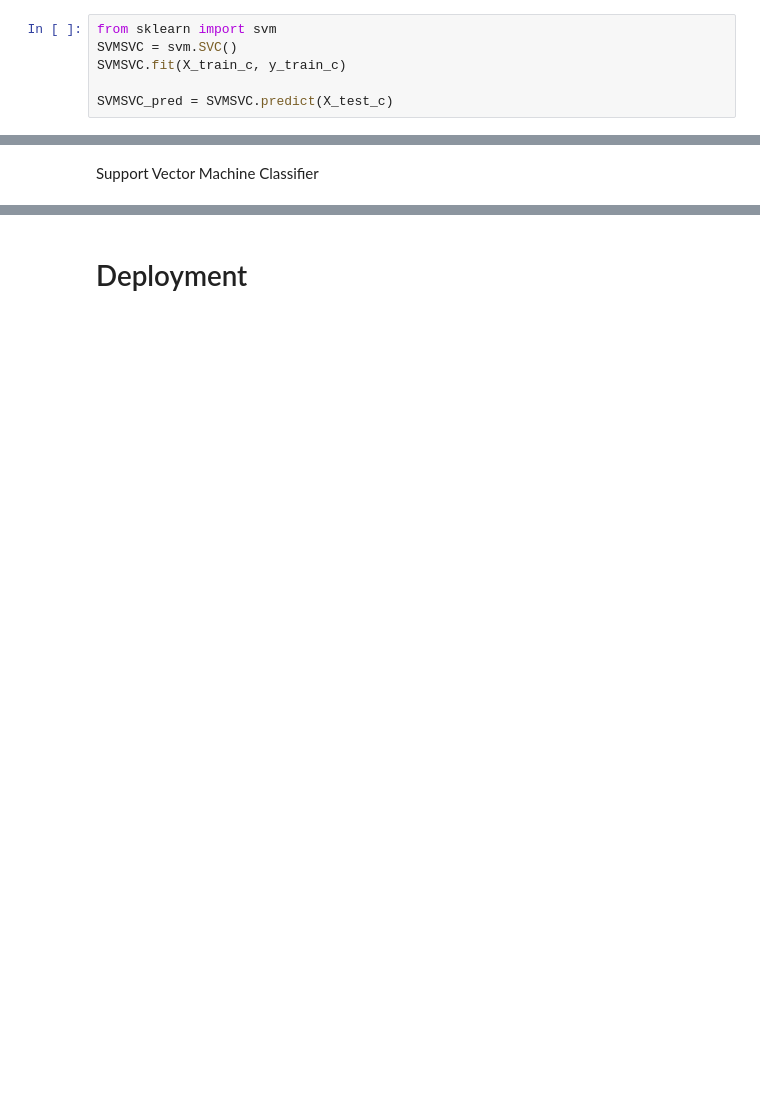
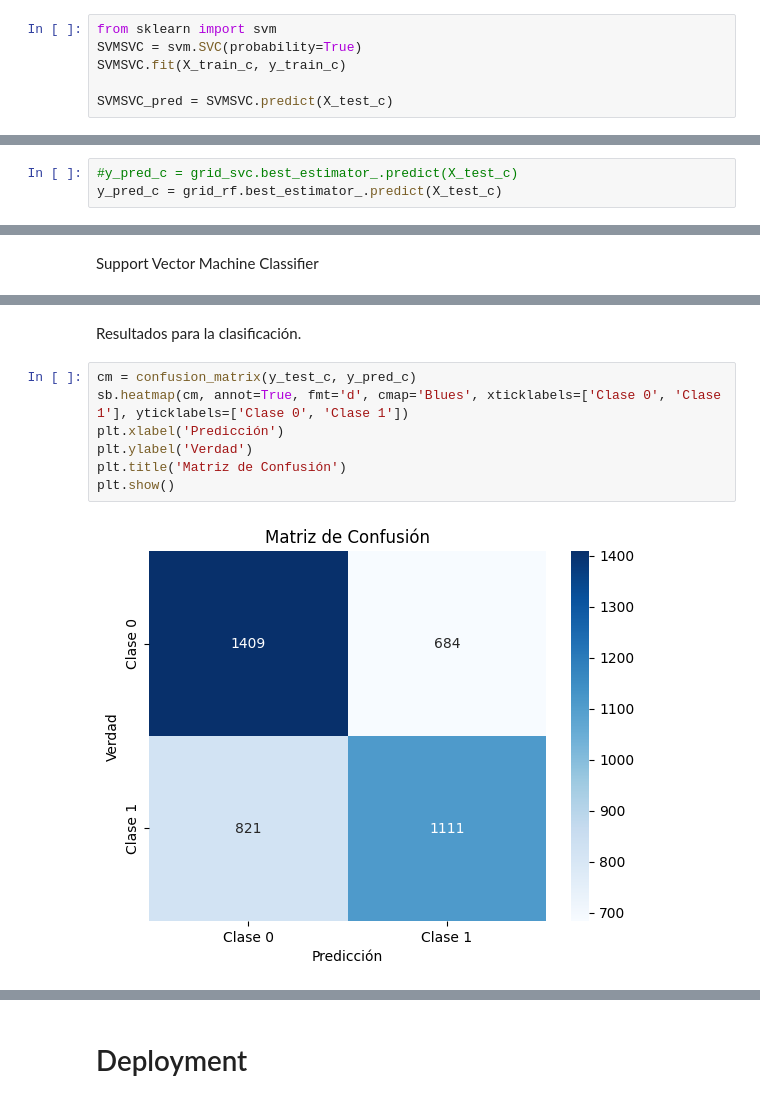
Before and after one commit to Adamiyevsty/MachineLearning, a Jupyter notebook: EV1 - Machine Learning.ipynb, the cells around one changed output, grey strips where cells are left out. Cells and saved outputs as stored; diff of their text form; blank space fills up the shorter version.

```diff
--- a/EV1 - Machine Learning.ipynb
+++ b/EV1 - Machine Learning.ipynb
@@ -1843,6 +1904,6 @@ Support Vector Machine
 # %%
 from sklearn import svm
-SVMSVC = svm.SVC()
+SVMSVC = svm.SVC(probability=True)
 SVMSVC.fit(X_train_c, y_train_c)
 
 SVMSVC_pred = SVMSVC.predict(X_test_c)
@@ -1848,0 +1957,3 @@ SVMSVC_pred = SVMSVC.predict(X_test_c)
+# %%
+#y_pred_c = grid_svc.best_estimator_.predict(X_test_c)
+y_pred_c = grid_rf.best_estimator_.predict(X_test_c)
@@ -1993,0 +2261,11 @@ Matriz de Confusión:
+# %% [markdown]
+Resultados para la clasificación.
+# %%
+cm = confusion_matrix(y_test_c, y_pred_c)
+sb.heatmap(cm, annot=True, fmt='d', cmap='Blues', xticklabels=['Clase 0', 'Clase 1'], yticklabels=['Clase 0', 'Clase 1'])
+plt.xlabel('Predicción')
+plt.ylabel('Verdad')
+plt.title('Matriz de Confusión')
+plt.show()
+# %% [output]
+[figure, added]
```
Also changed, not shown: parts of 57 cells of this notebook.
